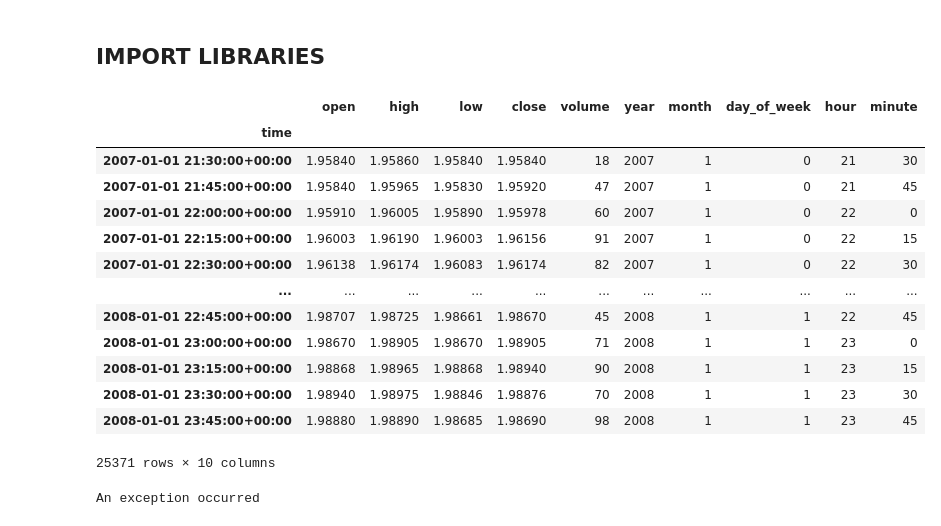
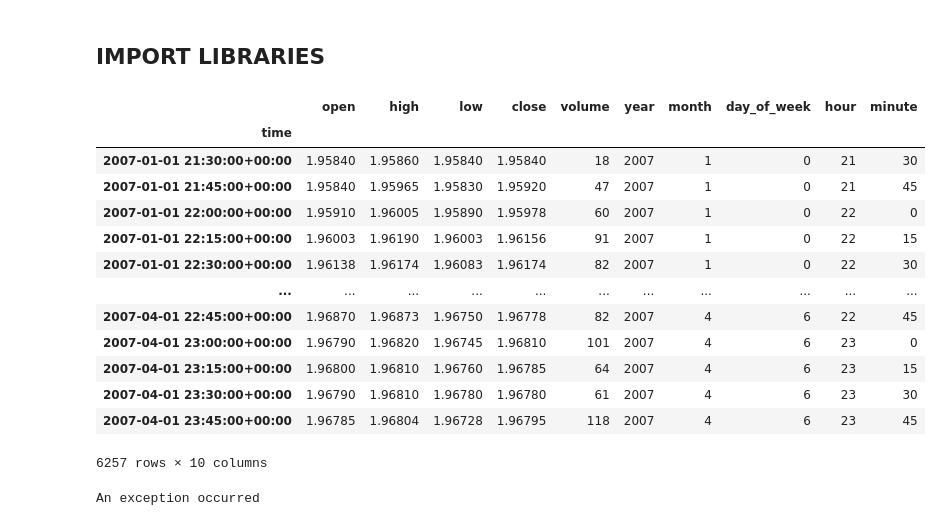
Before and after one commit to EngineerDanny/robust_algo_trader, a Jupyter notebook: kmeans/perceptually_important.ipynb, the cells around one changed output. Saved outputs shown, nothing was run; the diff lists cells and outputs as text; code cells hidden in the pictures.

```diff
--- a/kmeans/perceptually_important.ipynb
+++ b/kmeans/perceptually_important.ipynb
@@ -58,33 +60,33 @@ def distance(data, pips_x, pips_y, i, left_adj, right_adj, dist_measure):
 # %%
 
 data = pd.read_csv("/Users/newuser/Projects/robust_algo_trader/data/gen_oanda_data/GBP_USD_M15_raw_data.csv", parse_dates=['time'])
 data = data.set_index('time')
 # take data from 2007 to 2014
-data = data['2007-01-01':'2008-01-01']
-# data = data['2007-01-01':'2007-06-01']
+# data = data['2007-01-01':'2007-01-01']
+data = data['2007-01-01':'2007-04-01']
 
 # add new columns from the time column, year, month, day, hour, minute
 data['year'] = data.index.year
 data['month'] = data.index.month
 data['day_of_week'] = data.index.dayofweek
 data['hour'] = data.index.hour
 data['minute'] = data.index.minute
 data
 # %% [output]
 |  | open | high | low | close | volume | year | month | day_of_week | hour | minute |
 | time |  |  |  |  |  |  |  |  |  |  |
 | 2007-01-01 21:30:00+00:00 | 1.95840 | 1.95860 | 1.95840 | 1.95840 | 18 | 2007 | 1 | 0 | 21 | 30 |
 | 2007-01-01 21:45:00+00:00 | 1.95840 | 1.95965 | 1.95830 | 1.95920 | 47 | 2007 | 1 | 0 | 21 | 45 |
 | 2007-01-01 22:00:00+00:00 | 1.95910 | 1.96005 | 1.95890 | 1.95978 | 60 | 2007 | 1 | 0 | 22 | 0 |
 | 2007-01-01 22:15:00+00:00 | 1.96003 | 1.96190 | 1.96003 | 1.96156 | 91 | 2007 | 1 | 0 | 22 | 15 |
 | 2007-01-01 22:30:00+00:00 | 1.96138 | 1.96174 | 1.96083 | 1.96174 | 82 | 2007 | 1 | 0 | 22 | 30 |
 | ... | ... | ... | ... | ... | ... | ... | ... | ... | ... | ... |
-| 2008-01-01 22:45:00+00:00 | 1.98707 | 1.98725 | 1.98661 | 1.98670 | 45 | 2008 | 1 | 1 | 22 | 45 |
-| 2008-01-01 23:00:00+00:00 | 1.98670 | 1.98905 | 1.98670 | 1.98905 | 71 | 2008 | 1 | 1 | 23 | 0 |
-| 2008-01-01 23:15:00+00:00 | 1.98868 | 1.98965 | 1.98868 | 1.98940 | 90 | 2008 | 1 | 1 | 23 | 15 |
-| 2008-01-01 23:30:00+00:00 | 1.98940 | 1.98975 | 1.98846 | 1.98876 | 70 | 2008 | 1 | 1 | 23 | 30 |
-| 2008-01-01 23:45:00+00:00 | 1.98880 | 1.98890 | 1.98685 | 1.98690 | 98 | 2008 | 1 | 1 | 23 | 45 |
+| 2007-04-01 22:45:00+00:00 | 1.96870 | 1.96873 | 1.96750 | 1.96778 | 82 | 2007 | 4 | 6 | 22 | 45 |
+| 2007-04-01 23:00:00+00:00 | 1.96790 | 1.96820 | 1.96745 | 1.96810 | 101 | 2007 | 4 | 6 | 23 | 0 |
+| 2007-04-01 23:15:00+00:00 | 1.96800 | 1.96810 | 1.96760 | 1.96785 | 64 | 2007 | 4 | 6 | 23 | 15 |
+| 2007-04-01 23:30:00+00:00 | 1.96790 | 1.96810 | 1.96780 | 1.96780 | 61 | 2007 | 4 | 6 | 23 | 30 |
+| 2007-04-01 23:45:00+00:00 | 1.96785 | 1.96804 | 1.96728 | 1.96795 | 118 | 2007 | 4 | 6 | 23 | 45 |
-25371 rows × 10 columns
+6257 rows × 10 columns
 # %%
 n_close_points = 24
 n_perc_points = 5
```
Also changed, not shown: parts of 8 cells of this notebook.
